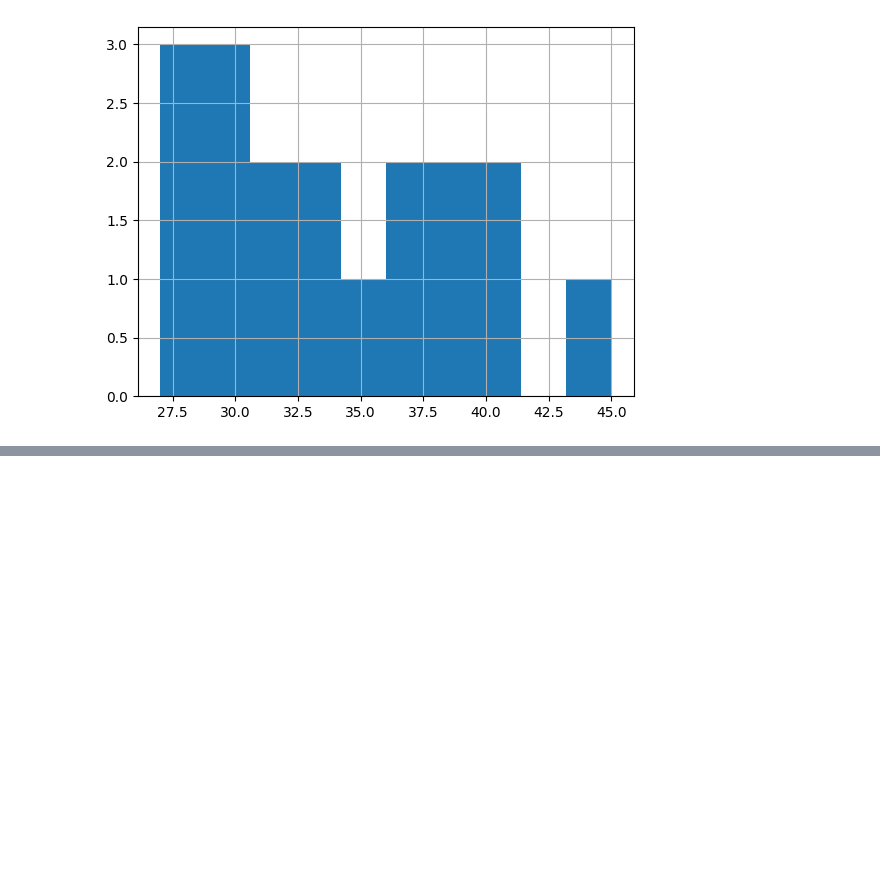
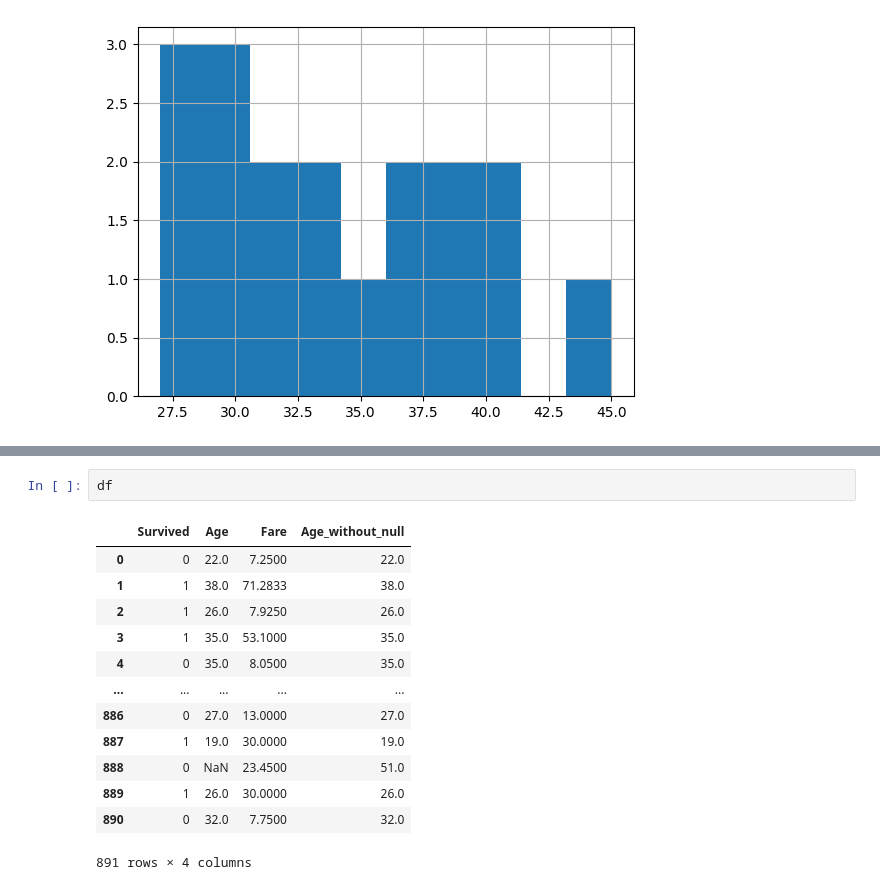
Before and after one commit to unixx0/100-days-ml, a Jupyter notebook: null_variables.ipynb, the cells around one changed output, grey strips where cells are left out. Cells and saved outputs as stored; diff of their text form; blank space fills up the shorter version.

```diff
--- a/null_variables.ipynb
+++ b/null_variables.ipynb
@@ -97,0 +165,16 @@ df['Age'].hist()
+# %%
+df
+# %% [output]
+|  | Survived | Age | Fare | Age_without_null |
+| 0 | 0 | 22.0 | 7.2500 | 22.0 |
+| 1 | 1 | 38.0 | 71.2833 | 38.0 |
+| 2 | 1 | 26.0 | 7.9250 | 26.0 |
+| 3 | 1 | 35.0 | 53.1000 | 35.0 |
+| 4 | 0 | 35.0 | 8.0500 | 35.0 |
+| ... | ... | ... | ... | ... |
+| 886 | 0 | 27.0 | 13.0000 | 27.0 |
+| 887 | 1 | 19.0 | 30.0000 | 19.0 |
+| 888 | 0 | NaN | 23.4500 | 51.0 |
+| 889 | 1 | 26.0 | 30.0000 | 26.0 |
+| 890 | 0 | 32.0 | 7.7500 | 32.0 |
+891 rows × 4 columns
```
Also changed, not shown: parts of 30 cells of this notebook.
